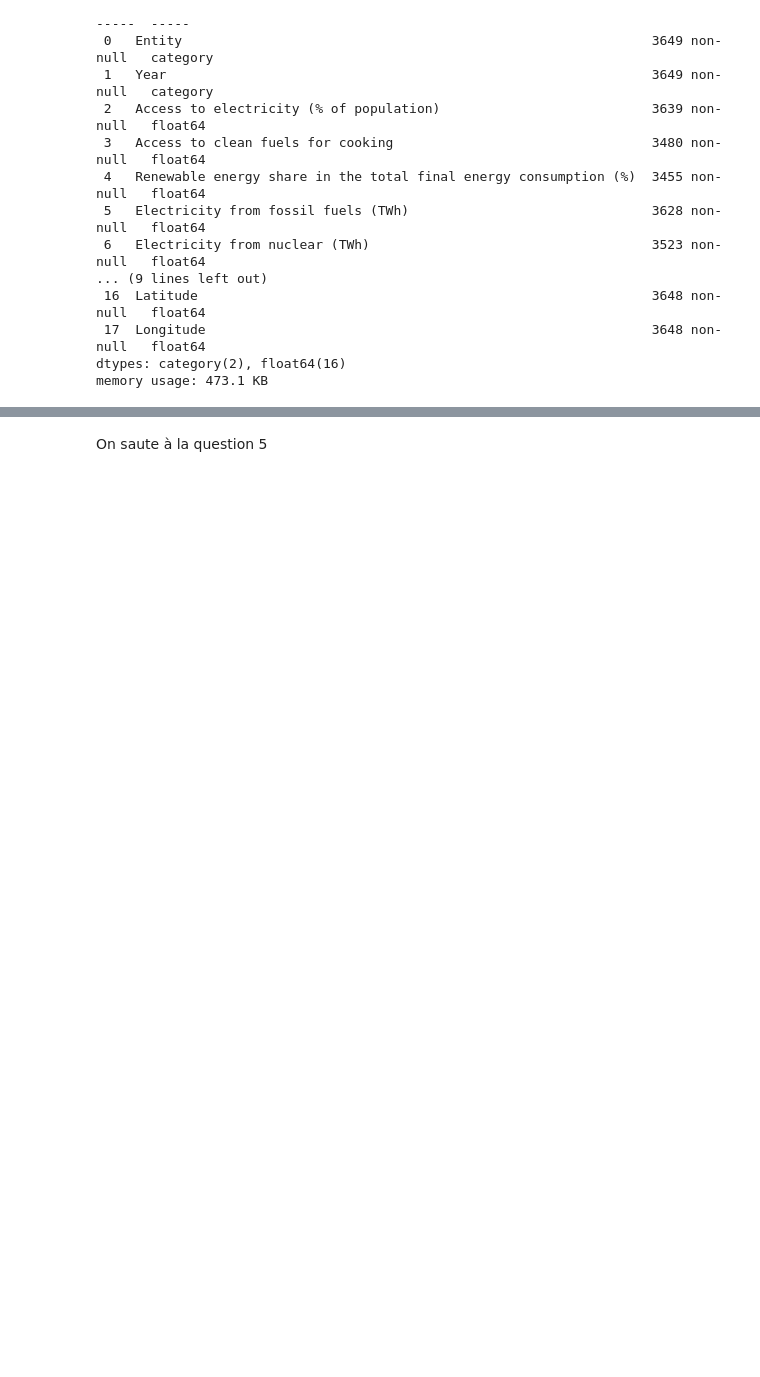
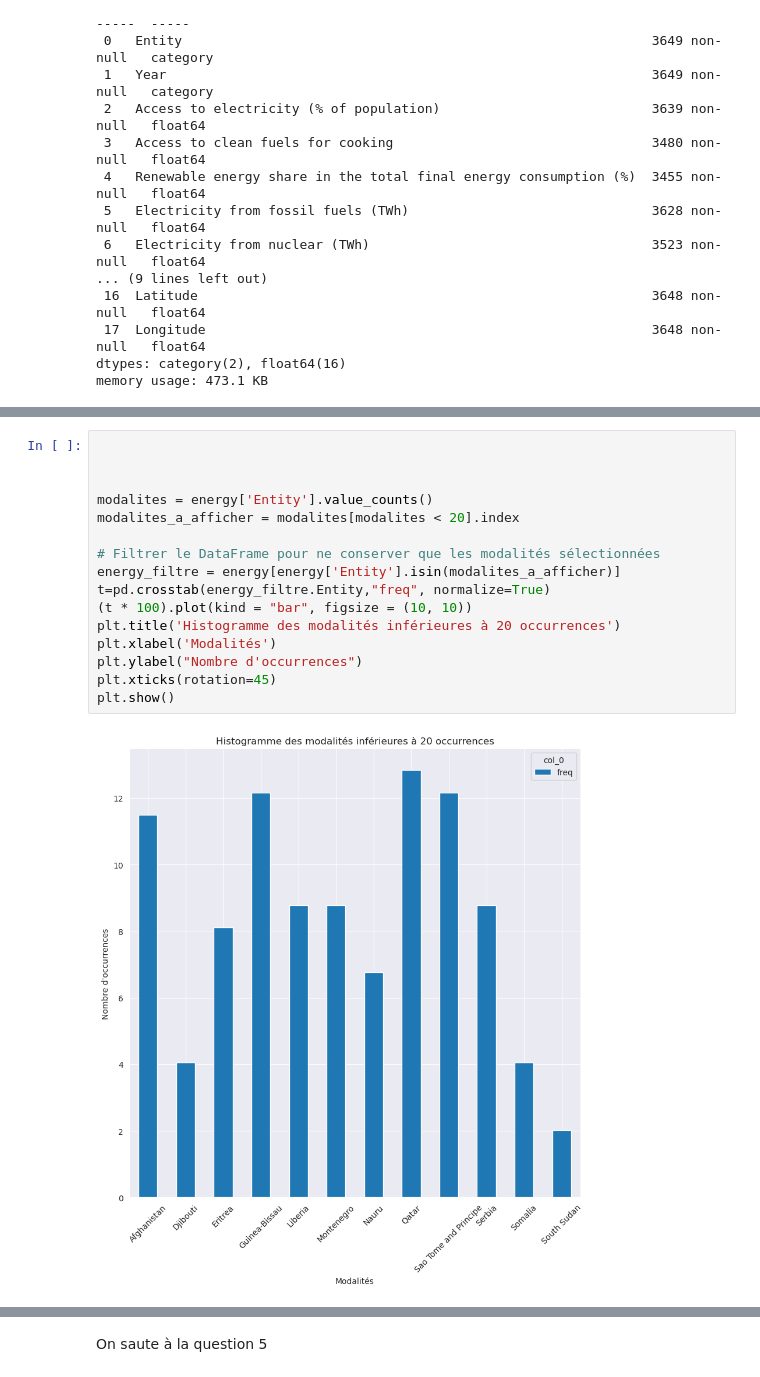
Before and after one commit to Mathilde-Mrs/Projet_machine_learning, a Jupyter notebook: notebook_python_Modif.ipynb, the cells around one changed output, grey strips where cells are left out. Saved outputs shown, nothing was run; the diff lists cells and outputs as text; blank space fills up the shorter version.

```diff
--- a/notebook_python_Modif.ipynb
+++ b/notebook_python_Modif.ipynb
@@ -260,0 +320,18 @@ memory usage: 395.5 KB
+# %%
+
+
+
+modalites = energy['Entity'].value_counts()
+modalites_a_afficher = modalites[modalites < 20].index
+
+# Filtrer le DataFrame pour ne conserver que les modalités sélectionnées
+energy_filtre = energy[energy['Entity'].isin(modalites_a_afficher)]
+t=pd.crosstab(energy_filtre.Entity,"freq", normalize=True)
+(t * 100).plot(kind = "bar", figsize = (10, 10))
+plt.title('Histogramme des modalités inférieures à 20 occurrences')
+plt.xlabel('Modalités')
+plt.ylabel("Nombre d'occurrences")
+plt.xticks(rotation=45)
+plt.show()
+# %% [output]
+[figure, added]
```
Also changed, not shown: parts of 42 cells of this notebook.
